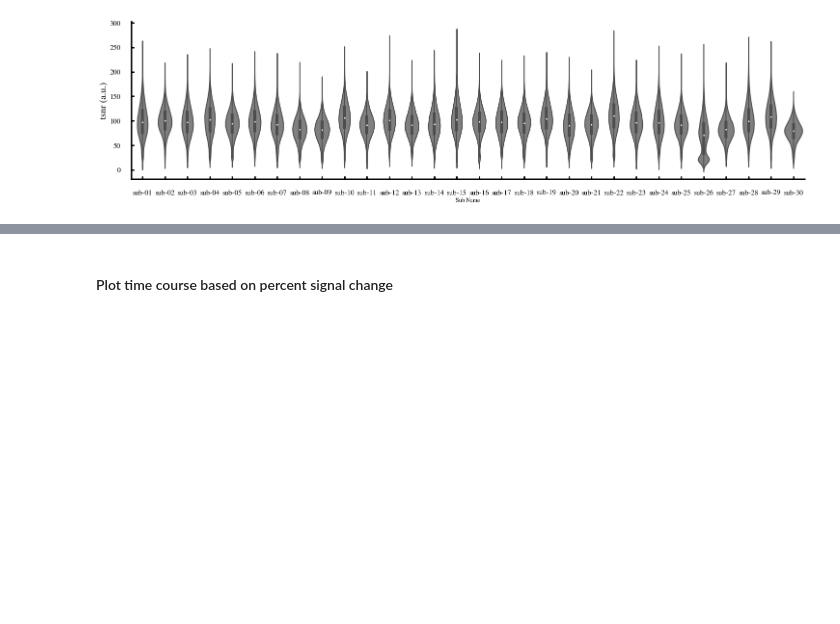
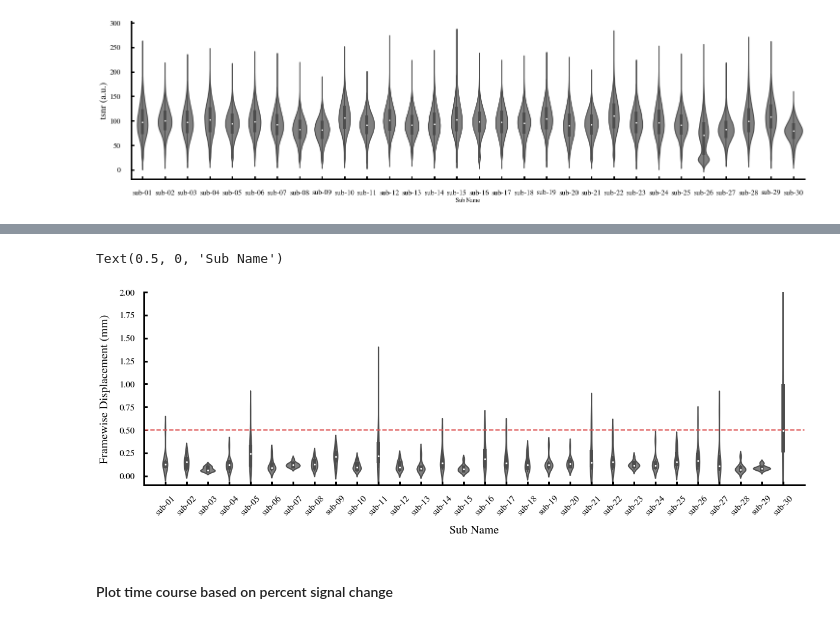
Before and after one commit to Blink621/HAD-fmri, a Jupyter notebook: analysis/quality_check.ipynb, the cells around one changed output, grey strips where cells are left out. Drawn from its saved outputs; the diff is of its cells as text; code cells hidden in the pictures; blank space fills up the shorter version.

```diff
--- a/analysis/quality_check.ipynb
+++ b/analysis/quality_check.ipynb
@@ -159,3 +213,29 @@ ses-action01_task-action_run-9 in sub-30
+# %%
+
+# merge data and label into df
+df_FD = pd.DataFrame()
+df_FD['FD'] = FD_sum
+df_FD['Sub Name'] = label
+plt.figure(figsize=(20, 6))
+
+fig = sns.violinplot(x="Sub Name", y="FD", data=df_FD, color='grey', linewidth=2)
+# fig.set_yticklabels(fig.get_yticks(), size = 15)
+ax = plt.gca()
+ax.set_ylim(-0.1, 2)
+ax.set_xlim(-1,30)
+ax.plot([-1,30], [0.5, 0.5], ls='--',color='#DD5353',lw=2)
+
+ax.tick_params(labelsize=15, width=3, length=6, direction="in", pad=15)
+ax.spines['top'].set_visible(False)
+ax.spines['right'].set_visible(False)
+ax.spines['bottom'].set_linewidth(3)
+ax.spines['left'].set_linewidth(3)
+plt.xticks(rotation=45)
+plt.ylabel("Framewise Displacement (mm)", size=20, labelpad=15)
+plt.xlabel("Sub Name", size=20, labelpad=15)
+# %% [output]
+Text(0.5, 0, 'Sub Name')
+[figure, added]
 # %% [markdown]
 #### Plot time course based on percent signal change
 # %%
```
Also changed, not shown: parts of 4 cells of this notebook, 18 other files.
